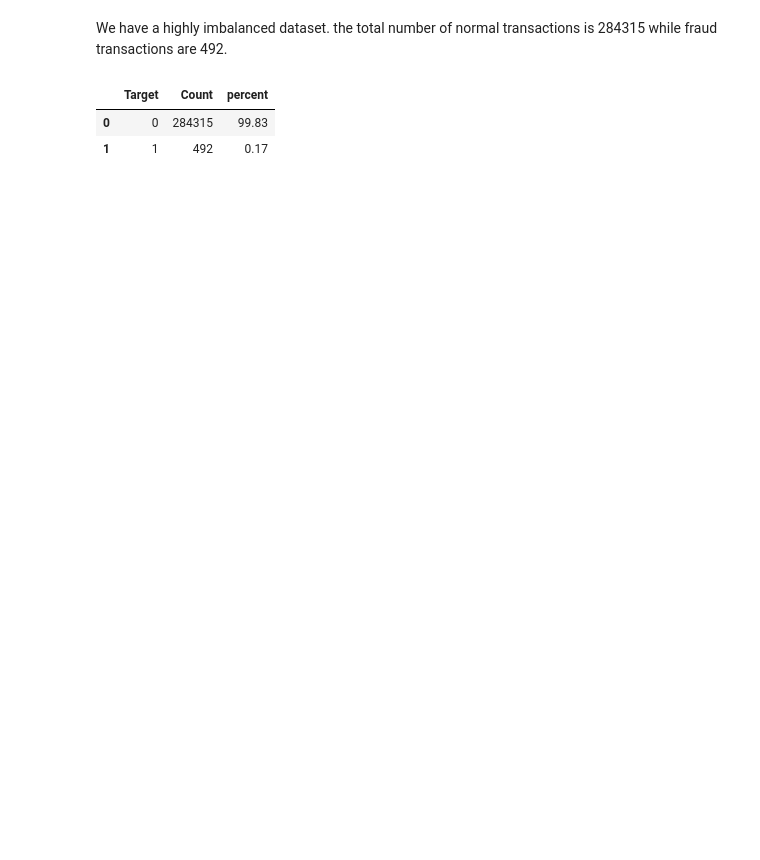
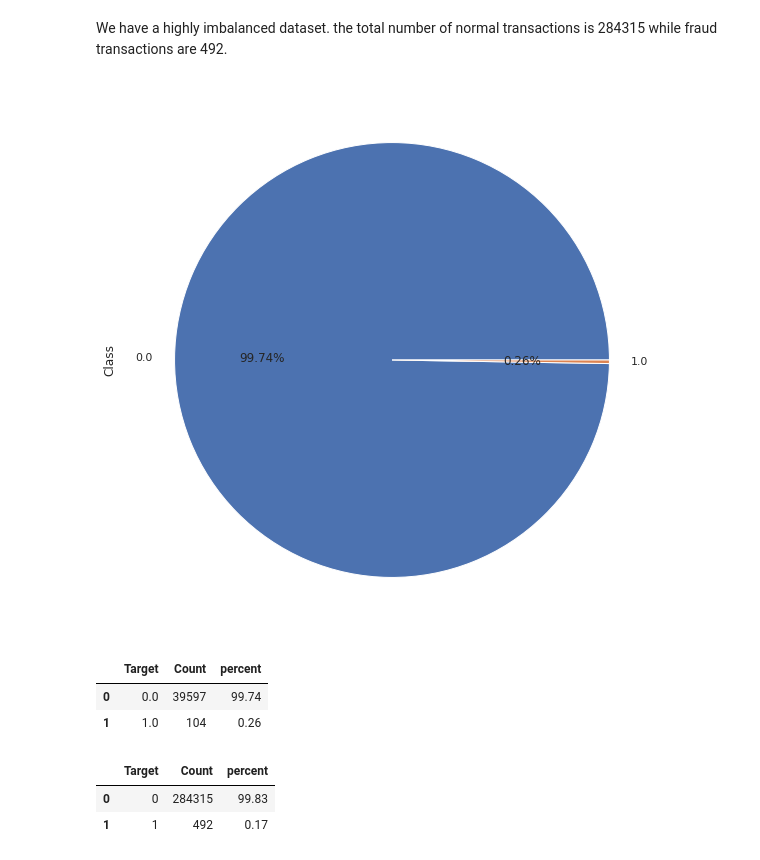
Before and after one commit to lydiandiba/Credit-card-Fraud-detection., a Jupyter notebook: Credit_Card_Fraud_Detection.ipynb, the cells around one changed output. Cells and saved outputs as stored; diff of their text form; code cells hidden in the pictures; blank space fills up the shorter version.

```diff
--- a/Credit_Card_Fraud_Detection.ipynb
+++ b/Credit_Card_Fraud_Detection.ipynb
@@ -206,6 +309,24 @@ print(df.Class.value_counts())
 Name: Class, dtype: int64
 # %% [markdown]
 We have a highly imbalanced dataset. the total number of normal transactions is 284315 while fraud transactions are 492.
+# %%
+# Pie chart to display class values
+sns.set_style('whitegrid')
+df['Class'].value_counts().plot(kind='pie', subplots=True,autopct='%1.2f%%')
+plt.show()
+d = df.Class.value_counts()
+
+
+# calculating the total percentage of our transactions
+imbal = df['Class'].value_counts().to_frame().reset_index()
+imbal['percent'] = imbal["Class"].apply(lambda x : round(100*float(x) / len(df), 2))
+imbal = imbal.rename(columns = {"index" : "Target", "Class" : "Count"})
+imbal
+# %% [output]
+[figure, added]
+|  | Target | Count | percent |
+| 0 | 0.0 | 39597 | 99.74 |
+| 1 | 1.0 | 104 | 0.26 |
 # %%
 # calculating the total percentage of our transactions
 #
```
Also changed, not shown: parts of 50 cells of this notebook.
